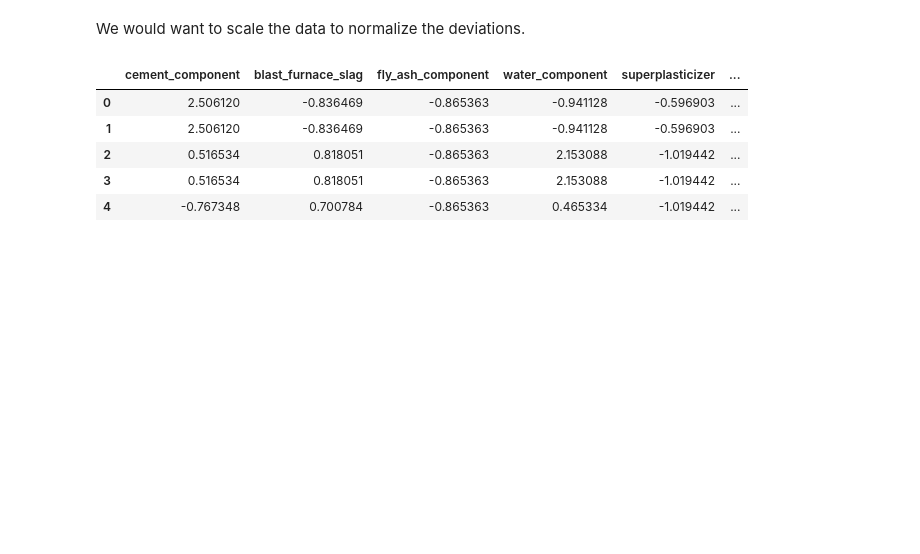
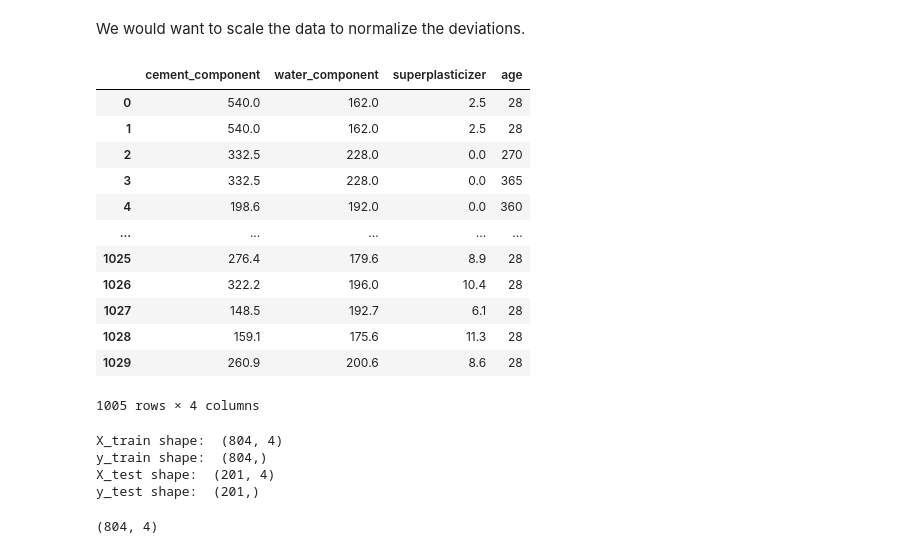
Before and after one commit to NeeteshDadwariya/CS6375, a Jupyter notebook: assignments/assignment1/part1.ipynb, the cells around one changed output. Cells and saved outputs as stored; diff of their text form; code cells hidden in the pictures; blank space fills up the shorter version.

```diff
--- a/assignments/assignment1/part1.ipynb
+++ b/assignments/assignment1/part1.ipynb
@@ -152,13 +179,36 @@ Here we do not have any categorical variables in the data, so we do not need to
 X, y = model.split_X_and_y(df)
 # %% [markdown]
 We would want to scale the data to normalize the deviations.
+# %%
+X = X.iloc[:, [0,3,4,7]]
+X
+# %% [output]
+|  | cement_component | water_component | superplasticizer | age |
+| 0 | 540.0 | 162.0 | 2.5 | 28 |
+| 1 | 540.0 | 162.0 | 2.5 | 28 |
+| 2 | 332.5 | 228.0 | 0.0 | 270 |
+| 3 | 332.5 | 228.0 | 0.0 | 365 |
+| 4 | 198.6 | 192.0 | 0.0 | 360 |
+| ... | ... | ... | ... | ... |
+| 1025 | 276.4 | 179.6 | 8.9 | 28 |
+| 1026 | 322.2 | 196.0 | 10.4 | 28 |
+| 1027 | 148.5 | 192.7 | 6.1 | 28 |
+| 1028 | 159.1 | 175.6 | 11.3 | 28 |
+| 1029 | 260.9 | 200.6 | 8.6 | 28 |
+1005 rows × 4 columns
+# %%
+X_train, X_test, y_train, y_test = model.split_train_test(X, y)
+print("X_train shape: ", X_train.shape)
+print("y_train shape: ", y_train.shape)
+print("X_test shape: ", X_test.shape)
+print("y_test shape: ", y_test.shape)
+# %% [output]
+X_train shape:  (804, 4)
+y_train shape:  (804,)
+X_test shape:  (201, 4)
+y_test shape:  (201,)
 # %%
-scaled_X = model.scale_data(X)
-scaled_X.head()
+scaled_X = model.scale_data(X_train)
+scaled_X.shape
 # %% [output]
-|  | cement_component | blast_furnace_slag | fly_ash_component | water_component | superplasticizer | ... |
-| 0 | 2.506120 | -0.836469 | -0.865363 | -0.941128 | -0.596903 | ... |
-| 1 | 2.506120 | -0.836469 | -0.865363 | -0.941128 | -0.596903 | ... |
-| 2 | 0.516534 | 0.818051 | -0.865363 | 2.153088 | -1.019442 | ... |
-| 3 | 0.516534 | 0.818051 | -0.865363 | 2.153088 | -1.019442 | ... |
-| 4 | -0.767348 | 0.700784 | -0.865363 | 0.465334 | -1.019442 | ... |
+(804, 4)
```
Also changed, not shown: parts of 14 cells of this notebook.
